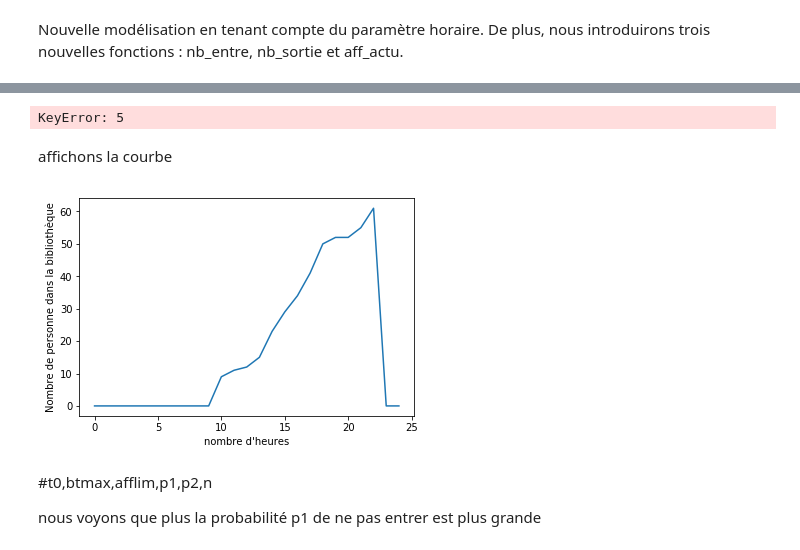
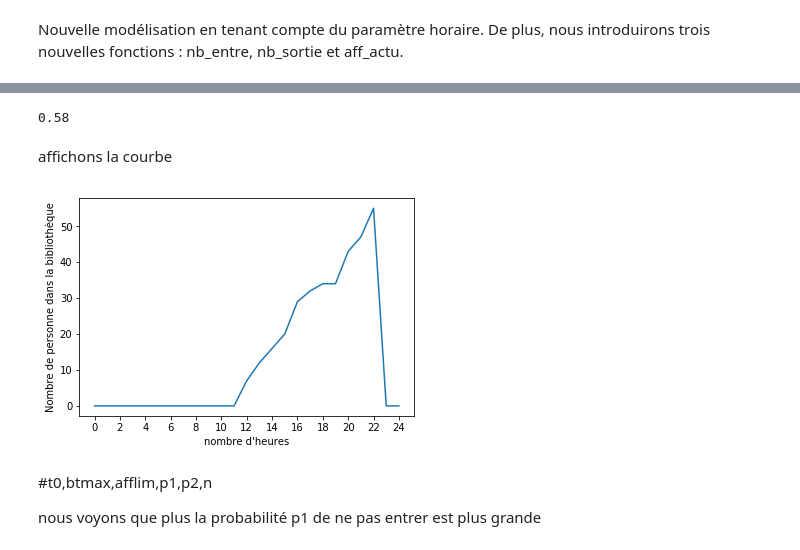
Before and after one commit to sebtuaux/biblioth-que, a Jupyter notebook: Remplissage d'une bibilothèque.ipynb, the cells around one changed output, grey strips where cells are left out. Drawn from its saved outputs; the diff is of its cells as text; code cells hidden in the pictures.

```diff
--- a/Remplissage d'une bibilothèque.ipynb
+++ b/Remplissage d'une bibilothèque.ipynb
@@ -122,12 +126,12 @@ semaine = {'lundi' : [0.17, 0.33, 0.42, 0.5, 0.58, 0.58, 0.67, 0.75, 0.83, 0.92,
 def aff_actu(heure,jour):
     # modelise le nombre de cycle entrée/sortie en fonction de l'heure.
     #convertir jours en int
-    x=semaine[jours].values
+    x=semaine[jour][heure-9]#,.values()
     print (x)
     return
-aff_actu(0,lundi)
+aff_actu(0,"lundi")
 # %% [output]
-KeyError: 5
+0.58
 # %%
 #tirage aléatoire du nombre d'entrée
 
@@ -138,8 +142,9 @@ KeyError: 5
 #t: heure actuelle
 #nb: nombre de tirage
 # s: nombre de personnes qui entrent
+# phase : découpage de la journée en plusieurs phases
 
-def nb_entre(aff,afflim,p1,emax,t):
+def nb_entre(aff,afflim,p1,emax):
     s=0
     nb= 10
     nb=np.random.randint(0,nb)
@@ -173,13 +179,17 @@ def nb_sortie(aff,afflim,p2,bt):
 # p2 : la probabilité que la personne ne sort pas de la bibliothèque
 # On fera un cycle de 24h
 
-def bibliothèquetemp(bt0,btmax,afflim,p1,p2):
+# Exemple : horaire pour la BDL
+horaire = [(9,22) , (9,22) , (9,22) , (9,22) , (9,22) , (10,20),(0,0)]
+
+def bibliothèquetemp(bt0,btmax,afflim,p1,p2,jour):
+                    #(int,int,float,float,float,int)
     ''' hyp : bt0 <= bt'''
     bt=bt0
     aff=bt/btmax
     L=[bt0]
     for t in range(24):
-        if est_ouvert(t):
+        if est_ouvert(t,jour,horaire):
             emax = btmax-bt
             a = nb_entre(aff,afflim,p1,emax,t)
             b = nb_sortie(aff,afflim,p2,bt)
@@ -197,15 +207,16 @@ affichons la courbe
 # %%
 def plotb1(L):
     plt.figure()
     plt.plot(L)
     plt.ylabel("Nombre de personne dans la bibliothèque")
     plt.xlabel("nombre d'heures")
+    plt.xticks([i for i in range(0,25,2)])
     plt.show()
     return
-plotb1(bibliothèquetemp(0,745,.8,.9,.95))
-                      #(bt0,btmax,afflim,p1,p2)
+plotb1(bibliothèquetemp(0,745,.8,.9,.95,0))
+                      #(bt0,btmax,afflim,p1,p2,jour)
 # %% [output]
-[figure, old version]
+[figure, new version]
 # %% [markdown]
 #t0,btmax,afflim,p1,p2,n
 
```
Also changed, not shown: parts of 11 cells of this notebook, 1 other file.
